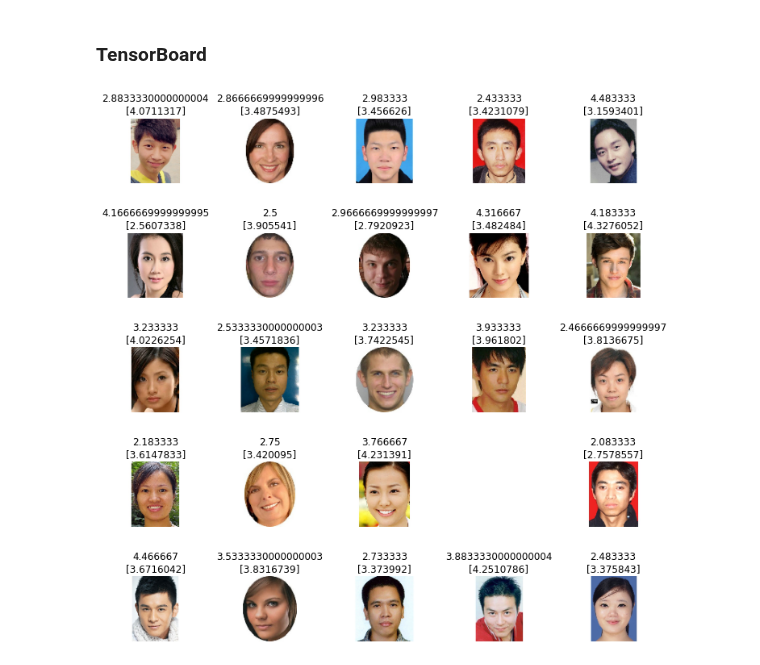
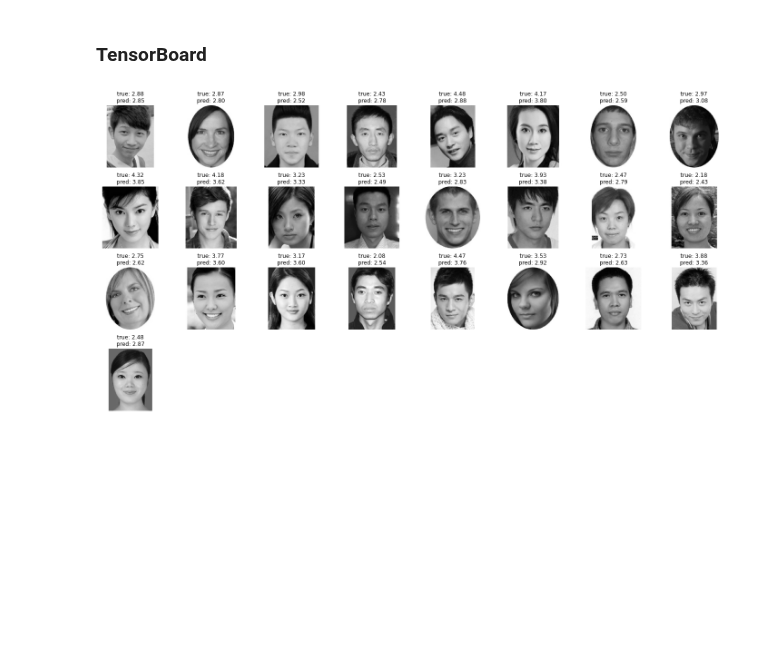
Before and after one commit to LapTQ/IT3910E_facial_beauty_pediction, a Jupyter notebook: facial_beauty_perception.ipynb, the cells around one changed output. Drawn from its saved outputs; the diff is of its cells as text; code cells hidden in the pictures; blank space fills up the shorter version.

```diff
--- a/facial_beauty_perception.ipynb
+++ b/facial_beauty_perception.ipynb
@@ -371,7 +371,7 @@ def remove_model(name):
     except:
         pass
 # %%
-def train_model(name, optimizer, max_epochs, batch_size=32, monitor='val_nonregu_mae', reduce_lr_patience=None, early_stop_patience=None, dataset_size='all', use_checkpoint=False):
+def train_model(name, optimizer, max_epochs, batch_size=32, monitor='val_nonregu_mae', reduce_lr_patience=None, early_stop_patience=None, dataset_size='all', checkpoint=None):
 
     print(name)
 
@@ -390,8 +390,8 @@ def train_model(name, optimizer, max_epochs, batch_size=32, monitor='val_nonregu
                 #  tf.keras.callbacks.TensorBoard(logdir/name)
                 ]
 
-    if use_checkpoint:
-        callbacks.append(tf.keras.callbacks.ModelCheckpoint(filepath='/content/drive/MyDrive/checkpoint/checkpoint.hdf5', monitor=monitor, verbose=1, save_best_only=True))
+    if checkpoint:
+        callbacks.append(tf.keras.callbacks.ModelCheckpoint(filepath='/content/drive/MyDrive/checkpoint/{}.hdf5'.format(checkpoint), monitor=monitor, verbose=1, save_best_only=True))
 
     shutil.rmtree(logdir/name, ignore_errors=True)
 
@@ -731,13 +747,13 @@ plot_layer_output('checkpoint', layer=6)
 # %%
 remove_model('sequential_1_Adam_lr_0.0005')
 # %%
-optimizer = Adam(learning_rate=5e-4)
+optimizer = Adam(learning_rate=1e-3)
 
 model = get_model_v2()
 
 name = '{}_{}_lr_{}'.format(model.name, optimizer.get_config()['name'], optimizer.get_config()['learning_rate'])
 models[name] = model
 # %%
-optimizer = Adam(learning_rate=5e-4)
-train_model(name, optimizer, max_epochs=100, monitor='loss', reduce_lr_patience=5, batch_size=64)
+optimizer = Adam(learning_rate=1e-9)
+train_model(name, optimizer, max_epochs=150, monitor='loss', reduce_lr_patience=5, batch_size=64, checkpoint='checkpoint2')
 # %% [output]
@@ -1734,16 +1751,17 @@ thay đổi lr không có ích gì, thử đổi sang optiizer khác xem sao
 # %%
 %tensorboard --logdir {logdir}/lr
 # %%
-predictions = tf.data.Dataset.from_tensor_slices(model.predict(val_ds_prefetch)).batch(batch_size)
+validation_data = get_dataset(32)[1]
+predictions = tf.data.Dataset.from_tensor_slices(np.squeeze(model.predict(validation_data))).batch(32)
 # %%
-plt.figure(figsize=(10, 10))
-for images, true_scores in val_ds_prefetch.take(1):
+plt.figure(figsize=(20, 20))
+for imgs, true_scores in validation_data.take(1):
     for pred_scores in predictions.take(1):
         for i in range(25):
-            ax = plt.subplot(5, 5, i + 1)
-            plt.imshow(images[i])
-            plt.title('{}\n{}'.format(true_scores[i], pred_scores[i]))
+            ax = plt.subplot(8, 8, i + 1)
+            plt.imshow(np.squeeze(imgs[i]), cmap='gray')
+            plt.title('true: {:.2f}\npred: {:.2f}'.format(true_scores[i], pred_scores[i]))
             plt.tight_layout()
             plt.axis("off")
 # %% [output]
-[figure, old version]
+[figure, new version]
```
Also changed, not shown: parts of 9 cells of this notebook.
